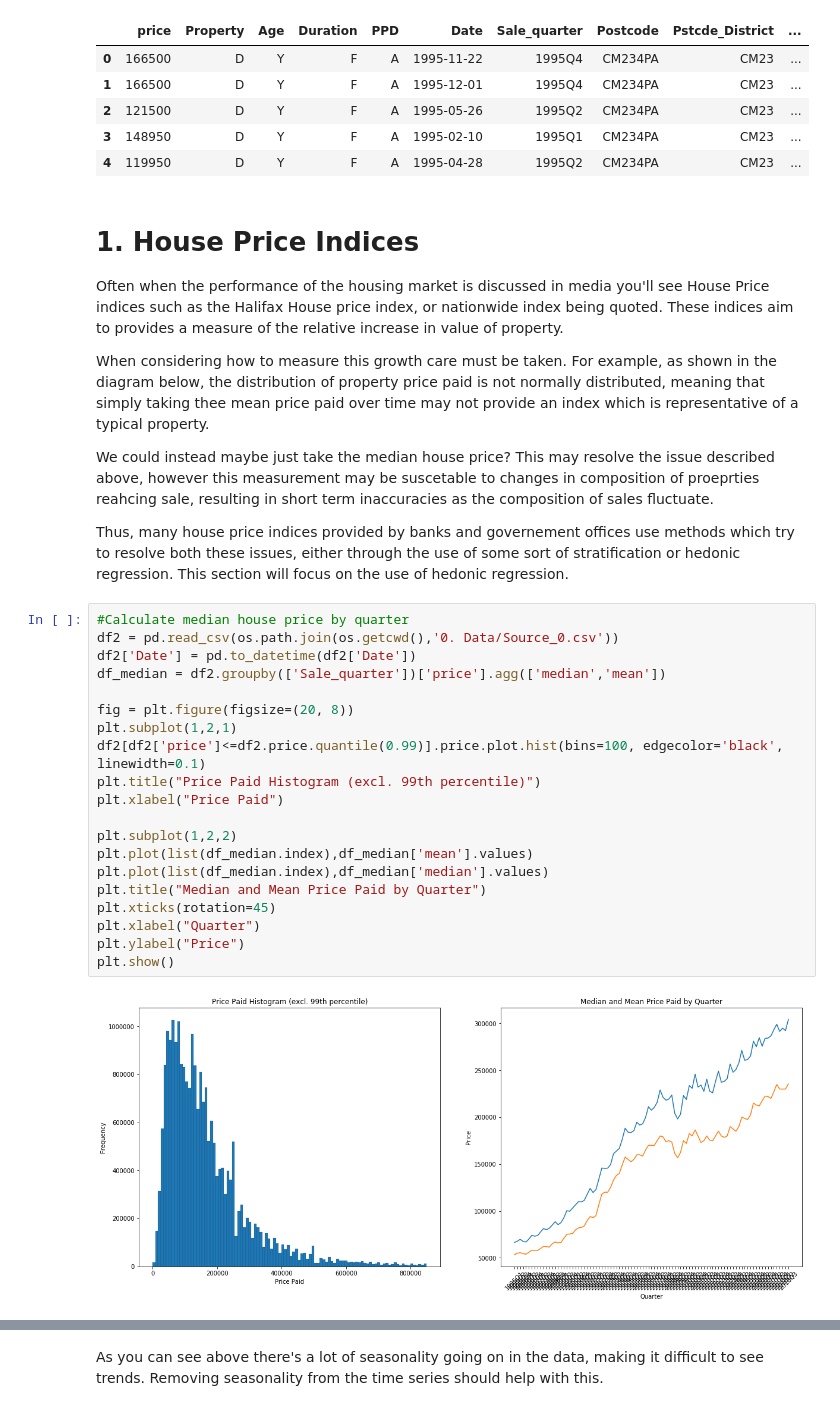
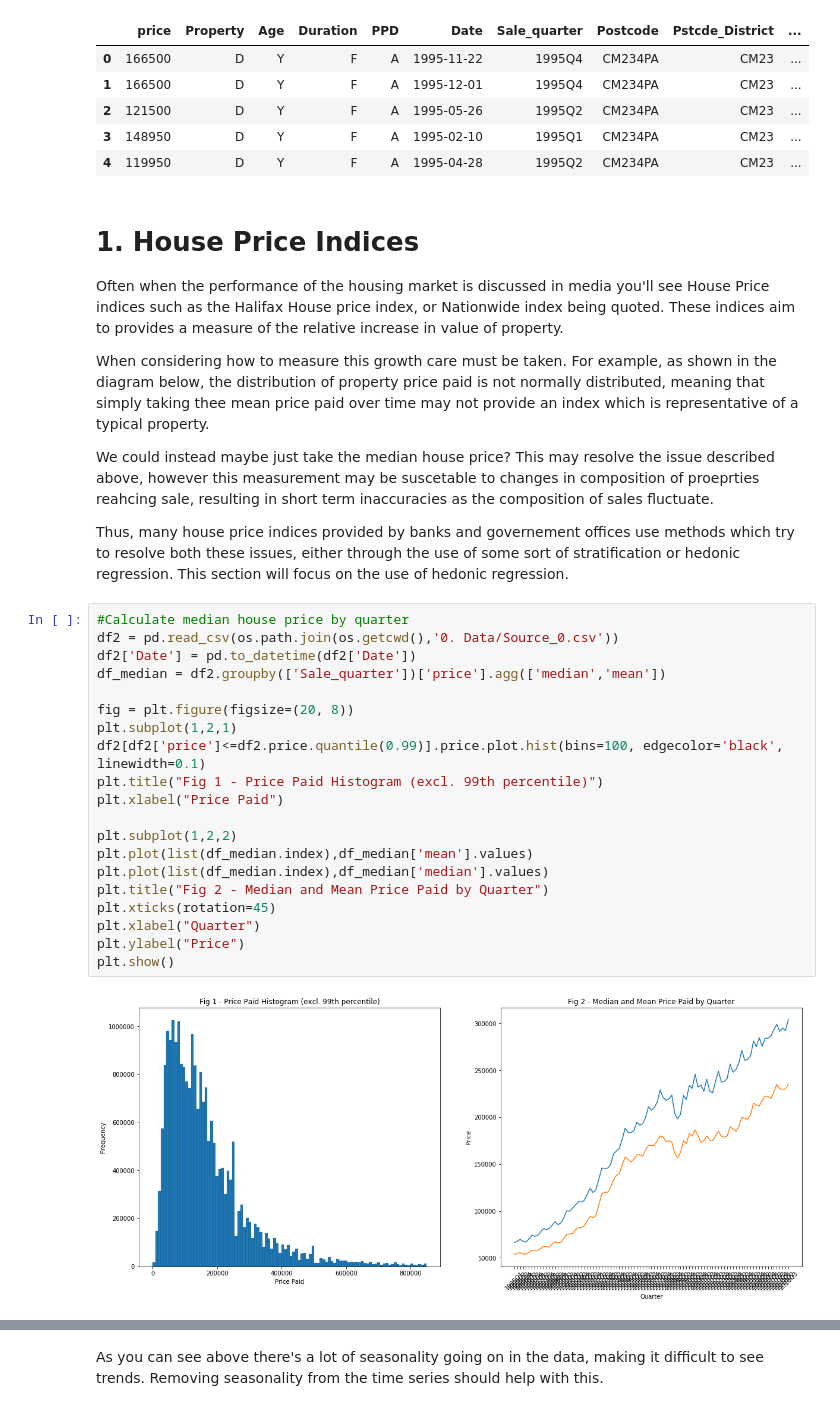
Before and after one commit to Cemlyn/UK-Housing-Market, a Jupyter notebook: UK_Housing_Market_Project.ipynb, the cells around one changed output, grey strips where cells are left out. Drawn from its saved outputs; the diff is of its cells as text.

```diff
--- a/UK_Housing_Market_Project.ipynb
+++ b/UK_Housing_Market_Project.ipynb
@@ -182,7 +182,7 @@ Saving data...
 # %% [markdown]
 # 1. House Price Indices
 
-Often when the performance of the housing market is discussed in media you'll see House Price indices such as the Halifax House price index, or nationwide index being quoted. These indices aim to provides a measure of the relative increase in value of property.
+Often when the performance of the housing market is discussed in media you'll see House Price indices such as the Halifax House price index, or Nationwide index being quoted. These indices aim to provides a measure of the relative increase in value of property.
 
 When considering how to measure this growth care must be taken. For example, as shown in the diagram below, the distribution of property price paid is not normally distributed, meaning that simply taking thee mean price paid over time may not provide an index which is representative of a typical property.
 
@@ -192,22 +192,22 @@ Thus, many house price indices provided by banks and governement offices use met
 # %%
 #Calculate median house price by quarter
 df2 = pd.read_csv(os.path.join(os.getcwd(),'0. Data/Source_0.csv'))
 df2['Date'] = pd.to_datetime(df2['Date'])
 df_median = df2.groupby(['Sale_quarter'])['price'].agg(['median','mean'])
 
 fig = plt.figure(figsize=(20, 8))
 plt.subplot(1,2,1)
 df2[df2['price']<=df2.price.quantile(0.99)].price.plot.hist(bins=100, edgecolor='black', linewidth=0.1)
-plt.title("Price Paid Histogram (excl. 99th percentile)")
+plt.title("Fig 1 - Price Paid Histogram (excl. 99th percentile)")
 plt.xlabel("Price Paid")
 
 plt.subplot(1,2,2)
 plt.plot(list(df_median.index),df_median['mean'].values)
 plt.plot(list(df_median.index),df_median['median'].values)
-plt.title("Median and Mean Price Paid by Quarter")
+plt.title("Fig 2 - Median and Mean Price Paid by Quarter")
 plt.xticks(rotation=45)
 plt.xlabel("Quarter")
 plt.ylabel("Price")
 plt.show()
 # %% [output]
-[figure, old version]
+[figure, new version]
```
Also changed, not shown: parts of 16 cells of this notebook.
